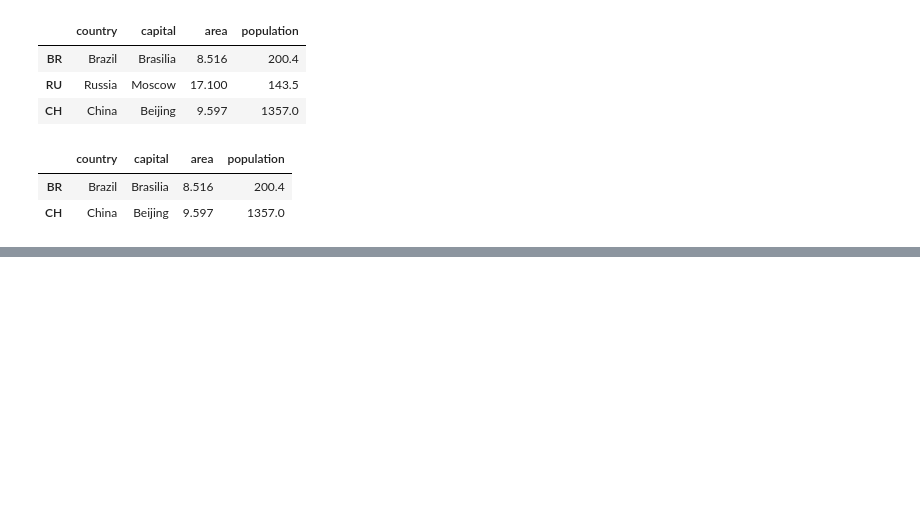
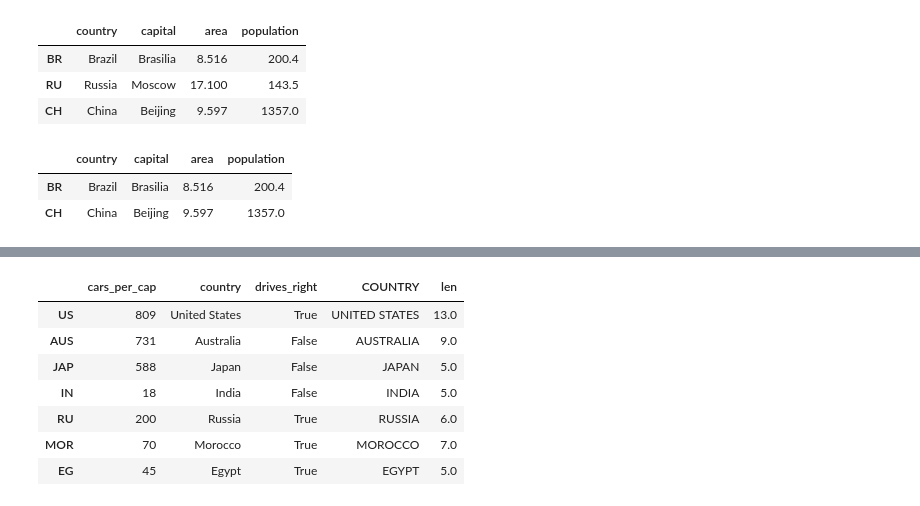
Before and after one commit to joaocarvoli/Data-Science, a Jupyter notebook: notions-and-questions/1-python.ipynb, the cells around one changed output, grey strips where cells are left out. Drawn from its saved outputs; the diff is of its cells as text; code cells hidden in the pictures; blank space fills up the shorter version.

```diff
--- a/notions-and-questions/1-python.ipynb
+++ b/notions-and-questions/1-python.ipynb
@@ -321,0 +484,18 @@ brics_csv[area2]
+# %%
+"""for lab, row in cars.iterrows() :
+    cars.loc[lab, "COUNTRY"] = row["country"].upper()"""
+
+# The same thing:
+
+cars['COUNTRY'] = cars['country'].apply(str.upper)
+# %%
+cars
+# %% [output]
+|  | cars_per_cap | country | drives_right | COUNTRY | len |
+| US | 809 | United States | True | UNITED STATES | 13.0 |
+| AUS | 731 | Australia | False | AUSTRALIA | 9.0 |
+| JAP | 588 | Japan | False | JAPAN | 5.0 |
+| IN | 18 | India | False | INDIA | 5.0 |
+| RU | 200 | Russia | True | RUSSIA | 6.0 |
+| MOR | 70 | Morocco | True | MOROCCO | 7.0 |
+| EG | 45 | Egypt | True | EGYPT | 5.0 |
```
Also changed, not shown: parts of 17 cells of this notebook.
